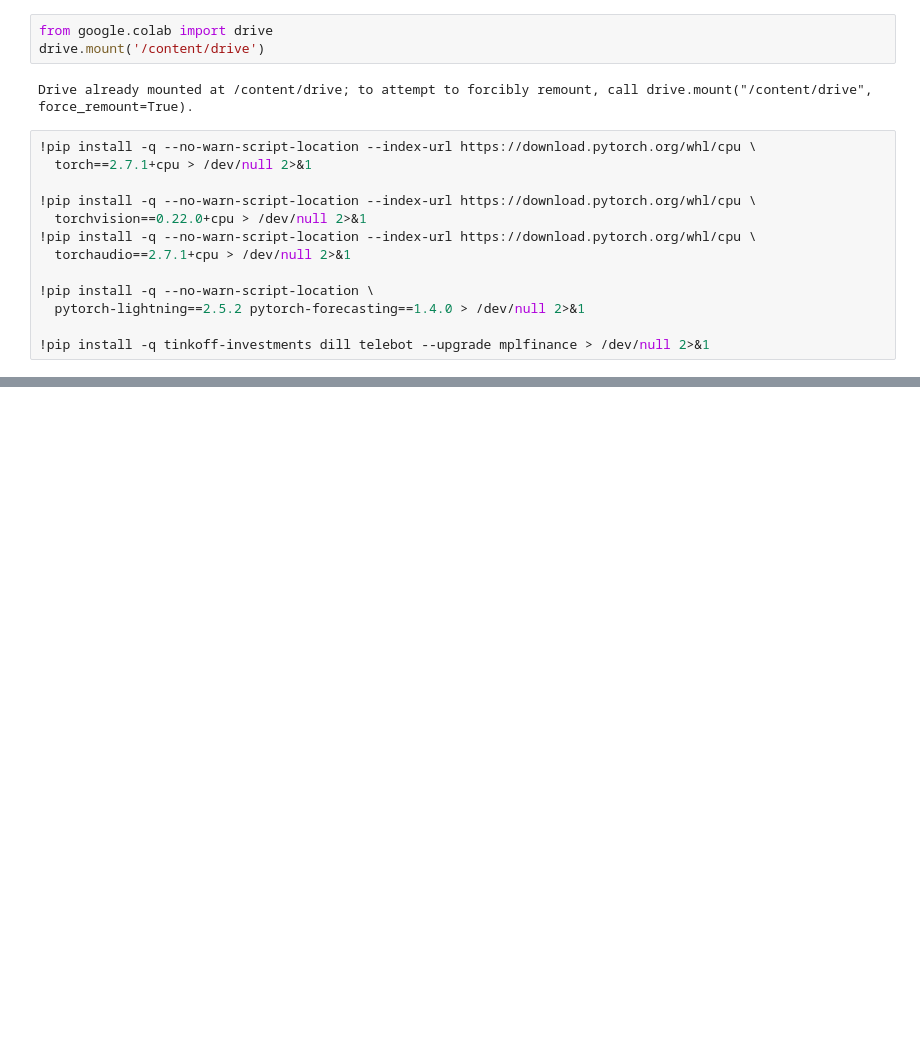
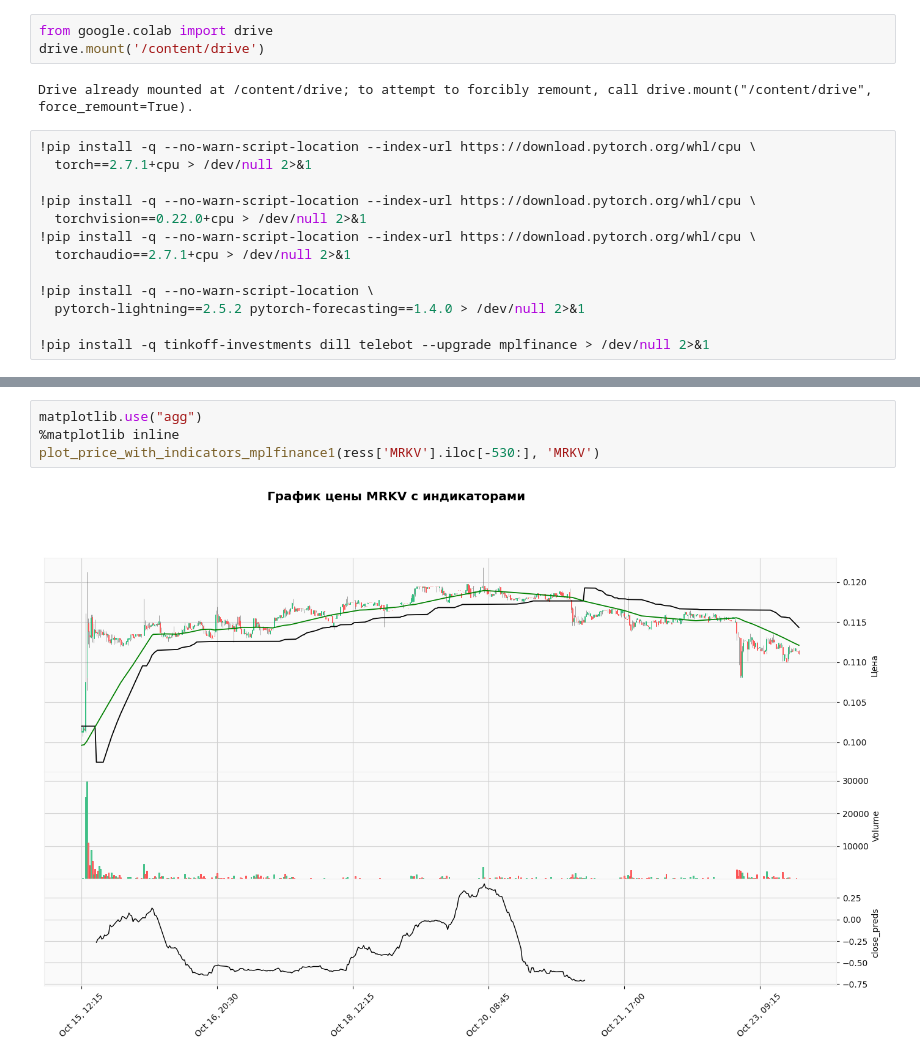
Before and after one commit to Necrotox/Necrotox, a Jupyter notebook: start_bot.ipynb, the cells around one changed output, grey strips where cells are left out. Cells and saved outputs as stored; diff of their text form; blank space fills up the shorter version.

```diff
--- a/start_bot.ipynb
+++ b/start_bot.ipynb
@@ -5045,0 +5073,6 @@ if __name__ == "__main__":
+# %%
+matplotlib.use("agg")
+%matplotlib inline
+plot_price_with_indicators_mplfinance1(ress['MRKV'].iloc[-530:], 'MRKV')
+# %% [output]
+[figure, added]
```
Also changed, not shown: parts of 3 cells of this notebook.
